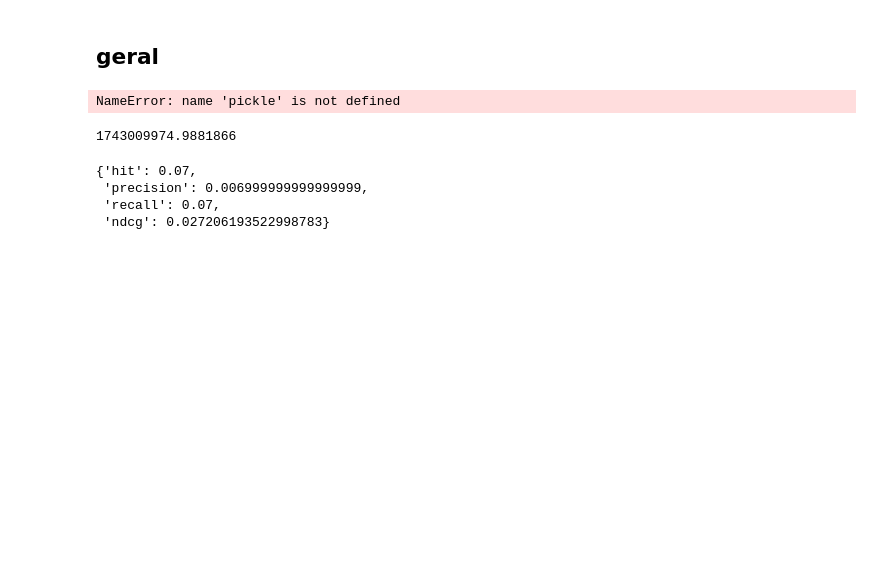
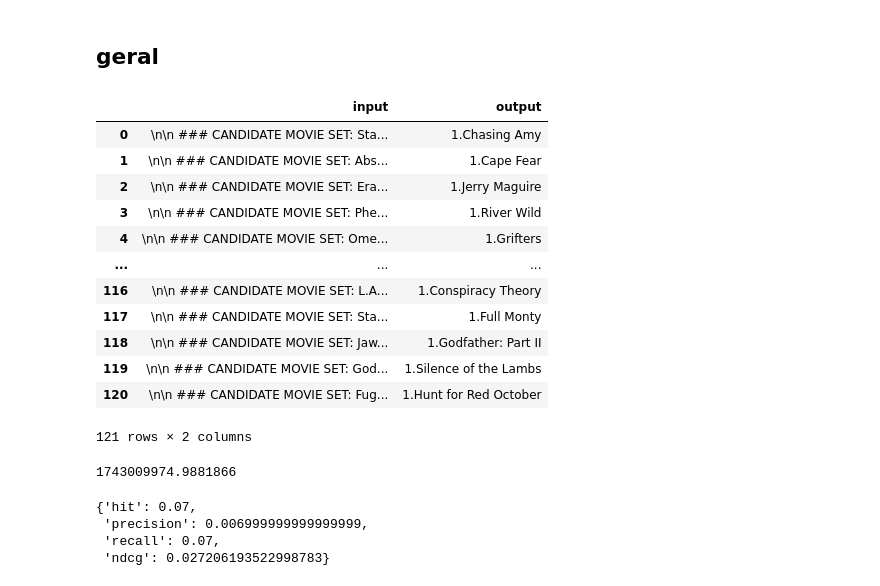
Before and after one commit to AllanLimaS/Comparing-LLM-Recs, a Jupyter notebook: verify_results.ipynb, the cells around one changed output. Drawn from its saved outputs; the diff is of its cells as text; code cells hidden in the pictures; blank space fills up the shorter version.

```diff
--- a/verify_results.ipynb
+++ b/verify_results.ipynb
@@ -27,12 +27,26 @@ import pickle
 import pandas as pd
 # %%
 
-arq_name = 'Results/ml_100k-zs-nir-su18-ci19-llama-3.2-3b-instruct-2025_03_31-07_52_46.pkl'
+arq_name = 'Data/ML100K_train.pkl'
 
 with open(f'{arq_name}', 'rb') as f:
     data = pickle.load(f)
-# %% [output]
-NameError: name 'pickle' is not defined
+# %%
+data
+# %% [output]
+|  | input | output |
+| 0 | \n\n ### CANDIDATE MOVIE SET: Sta... | 1.Chasing Amy |
+| 1 | \n\n ### CANDIDATE MOVIE SET: Abs... | 1.Cape Fear |
+| 2 | \n\n ### CANDIDATE MOVIE SET: Era... | 1.Jerry Maguire |
+| 3 | \n\n ### CANDIDATE MOVIE SET: Phe... | 1.River Wild |
+| 4 | \n\n ### CANDIDATE MOVIE SET: Ome... | 1.Grifters |
+| ... | ... | ... |
+| 116 | \n\n ### CANDIDATE MOVIE SET: L.A... | 1.Conspiracy Theory |
+| 117 | \n\n ### CANDIDATE MOVIE SET: Sta... | 1.Full Monty |
+| 118 | \n\n ### CANDIDATE MOVIE SET: Jaw... | 1.Godfather: Part II |
+| 119 | \n\n ### CANDIDATE MOVIE SET: God... | 1.Silence of the Lambs |
+| 120 | \n\n ### CANDIDATE MOVIE SET: Fug... | 1.Hunt for Red October |
+121 rows × 2 columns
 # %%
 print(data['start_time'])
 # %% [output]
```
Also changed, not shown: parts of 1 cell of this notebook, 6 other files.
